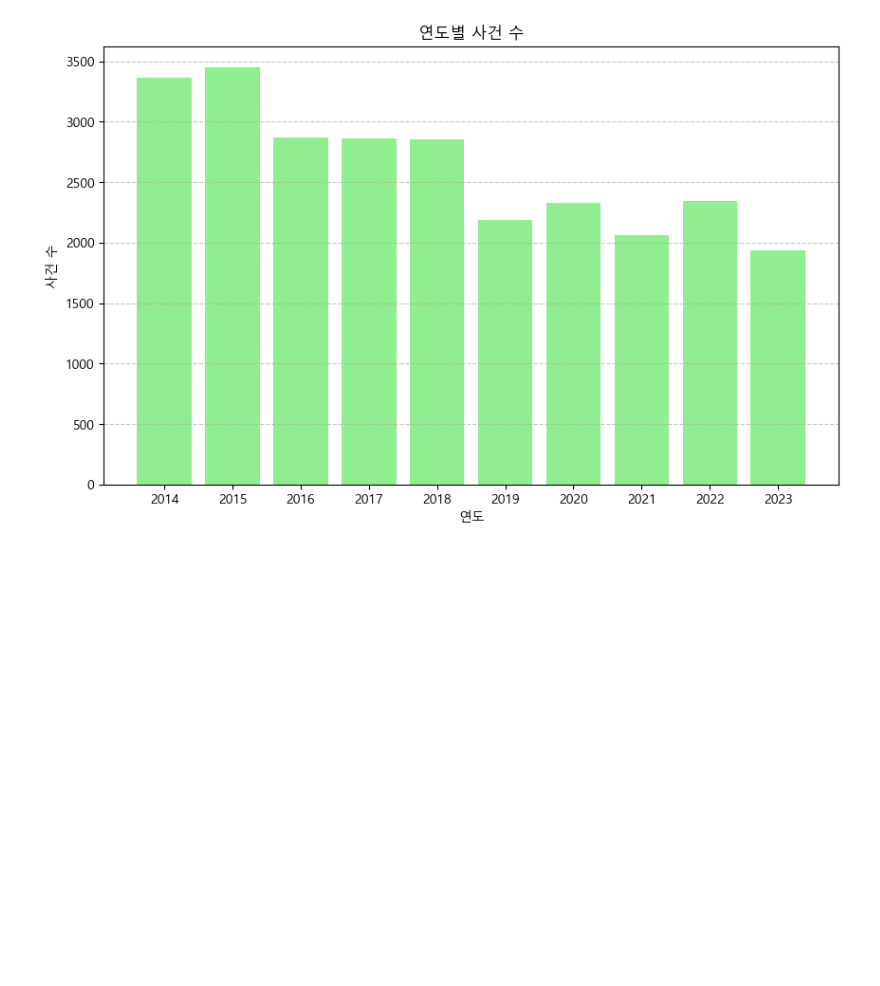
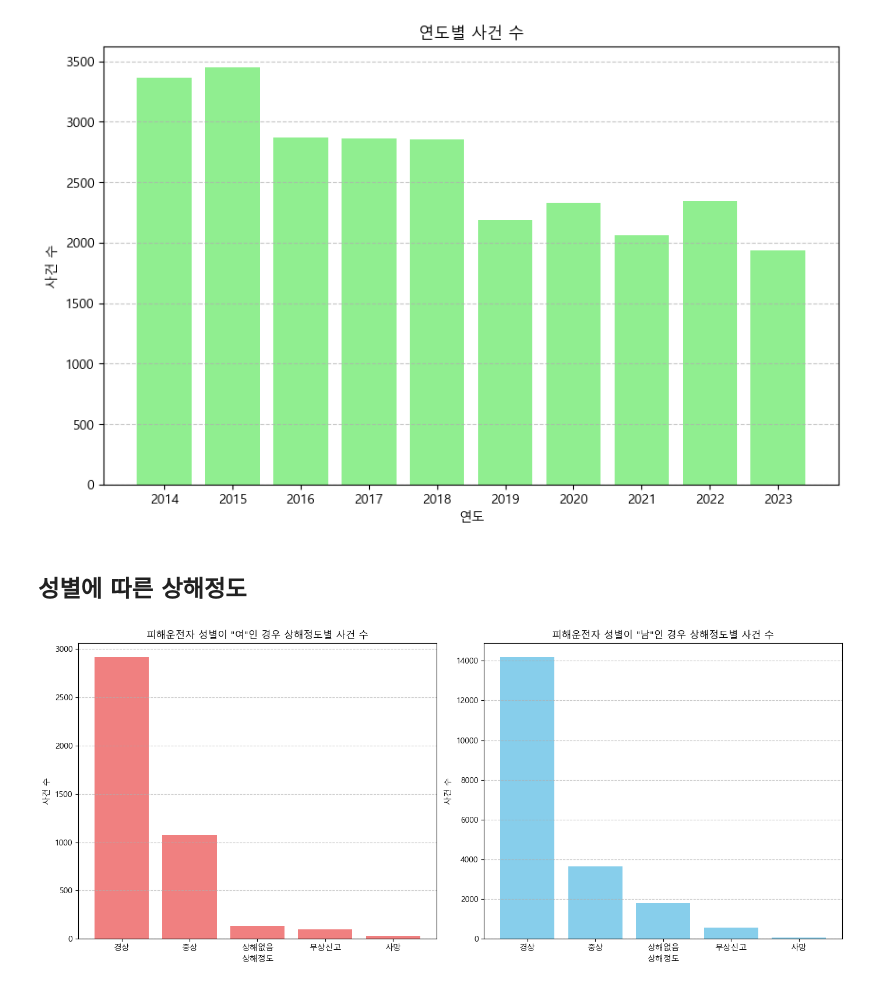
Before and after one commit to Youngjun-Taia/hangover, a Jupyter notebook: jiwoo_eda2.ipynb, the cells around one changed output. Cells and saved outputs as stored; diff of their text form; code cells hidden in the pictures; blank space fills up the shorter version.

```diff
--- a/jiwoo_eda2.ipynb
+++ b/jiwoo_eda2.ipynb
@@ -64,7 +64,10 @@ data['사고일시'].head()
 4    2014년 1월 1일 02시
 Name: 사고일시, dtype: object
 # %%
-data['사고일시'] = pd.to_datetime(data['사고일시'])
+date_format = '%Y년 %m월 %d일 %H시'
+
+# 문자열을 날짜로 변환
+data['사고일시'] = pd.to_datetime(data['사고일시'], format=date_format)
 # %%
 data['사고일시_날짜'] = data['사고일시'].dt.date
 data['사고일시_시간'] = data['사고일시'].dt.time
@@ -146,3 +151,39 @@ plt.grid(True, axis='y', linestyle='--', alpha=0.7)
 plt.show()
 # %% [output]
 [figure]
+# %% [markdown]
+## 성별에 따른 상해정도
+# %%
+# 피해자가 '여자'일 때의 상해정도
+여성_피해자 = data[data['피해운전자 성별'] == '여']
+상해정도_별_사건수_여성 = 여성_피해자['피해운전자 상해정도'].value_counts()
+
+# 피해자가 '남자'일 때의 상해정도
+남자_피해자 = data[data['피해운전자 성별'] == '남']
+상해정도_별_사건수_남자 = 남자_피해자['피해운전자 상해정도'].value_counts()
+
+plt.figure(figsize=(14, 6))
+
+상해정도_별_사건수_여성 = 상해정도_별_사건수_여성.drop('기타불명', errors='ignore')
+상해정도_별_사건수_남자 = 상해정도_별_사건수_남자.drop('기타불명', errors='ignore')
+
+# 첫 번째 그래프: 피해운전자 성별이 '여'인 경우
+plt.subplot(1, 2, 1)
+plt.bar(상해정도_별_사건수_여성.index, 상해정도_별_사건수_여성.values, color='lightcoral')
+plt.title('피해운전자 성별이 "여"인 경우 상해정도별 사건 수')
+plt.xlabel('상해정도')
+plt.ylabel('사건 수')
+plt.grid(True, axis='y', linestyle='--', alpha=0.7)
+
+# 두 번째 그래프: 피해운전자 성별이 '남'인 경우
+plt.subplot(1, 2, 2)
+plt.bar(상해정도_별_사건수_남자.index, 상해정도_별_사건수_남자.values, color='skyblue')
+plt.title('피해운전자 성별이 "남"인 경우 상해정도별 사건 수')
+plt.xlabel('상해정도')
+plt.ylabel('사건 수')
+plt.grid(True, axis='y', linestyle='--', alpha=0.7)
+
+plt.tight_layout()
+plt.show()
+# %% [output]
+[figure, added]
```
Also changed, not shown: parts of 3 cells of this notebook, 1 other file.
